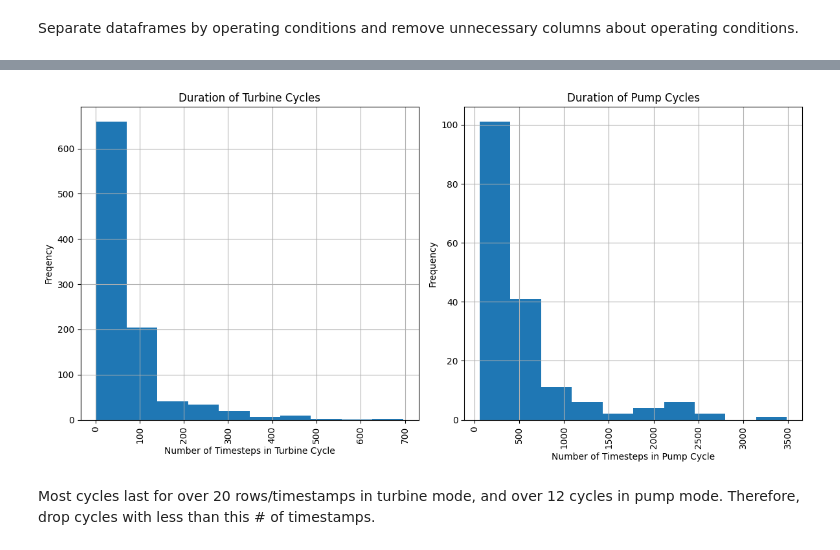
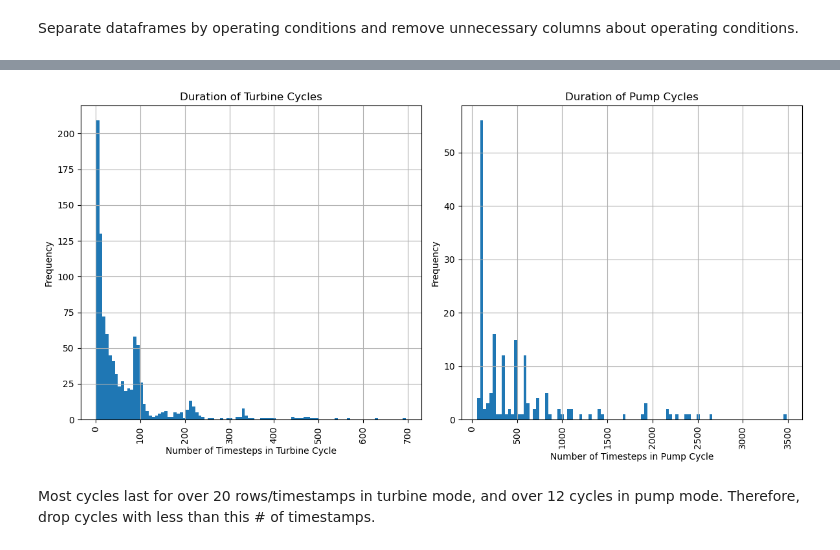
Before and after one commit to j0shcd/ml4pm-project, a Jupyter notebook: data_preprocessing.ipynb, the cells around one changed output, grey strips where cells are left out. Cells and saved outputs as stored; diff of their text form; code cells hidden in the pictures.

```diff
--- a/data_preprocessing.ipynb
+++ b/data_preprocessing.ipynb
@@ -191,34 +180,32 @@ pd.DataFrame(data).T
 # %%
-def plot_cycle_sizes(df_turbine, df_pump):
-    # Count the number of rows in each cycle for turbine and pump
-    turbine_cycle_sizes = df_turbine['turbine_cycle_id'].value_counts()
-    pump_cycle_sizes = df_pump['pump_cycle_id'].value_counts()
+# def plot_cycle_sizes(df_turbine, df_pump, bins=50):
+#     # Count the number of rows in each cycle for turbine and pump
+#     turbine_cycle_sizes = df_turbine['turbine_cycle_id'].value_counts()
+#     pump_cycle_sizes = df_pump['pump_cycle_id'].value_counts()
 
-    # Create a plot for turbine cycles
-    plt.figure(figsize=(12, 6))
-    plt.subplot(1, 2, 1)  # Two plots side by side
-    turbine_cycle_sizes.hist()
-    plt.title('Duration of Turbine Cycles')
-    plt.xlabel('Number of Timesteps in Turbine Cycle')
-    plt.ylabel('Freqency')
-    plt.xticks(rotation=90)
+#     # Create a plot for turbine cycles
+#     plt.figure(figsize=(12, 6))
+#     plt.subplot(1, 2, 1)  # Two plots side by side
+#     turbine_cycle_sizes.hist(bins=bins)
+#     plt.title('Duration of Turbine Cycles')
+#     plt.xlabel('Number of Timesteps in Turbine Cycle')
+#     plt.ylabel('Frequency')
+#     plt.xticks(rotation=90)
 
-    # Create a plot for pump cycles
-    plt.subplot(1, 2, 2)
-    pump_cycle_sizes.hist()
-    plt.title('Duration of Pump Cycles')
-    plt.xlabel('Number of Timesteps in Pump Cycle')
-    plt.ylabel('Frequency')
-    plt.xticks(rotation=90)
+#     # Create a plot for pump cycles
+#     plt.subplot(1, 2, 2)
+#     pump_cycle_sizes.hist(bins=bins)
+#     plt.title('Duration of Pump Cycles')
+#     plt.xlabel('Number of Timesteps in Pump Cycle')
+#     plt.ylabel('Frequency')
+#     plt.xticks(rotation=90)
 
-    # Display the plot
-    plt.tight_layout()
-    plt.show()
+#     plt.tight_layout()
+#     plt.show()
 
-# Example usage
-plot_cycle_sizes(u4_train_equil_turbine, u4_train_equil_pump)
+# plot_cycle_sizes(u4_train_equil_turbine, u4_train_equil_pump, bins=100)
 # %% [output]
-[figure, old version]
+[figure, new version]
 # %% [markdown]
 Most cycles last for over 20 rows/timestamps in turbine mode, and over 12 cycles in pump mode. Therefore, drop cycles with less than this # of timestamps.
 # %%
```
Also changed, not shown: parts of 37 cells of this notebook.
